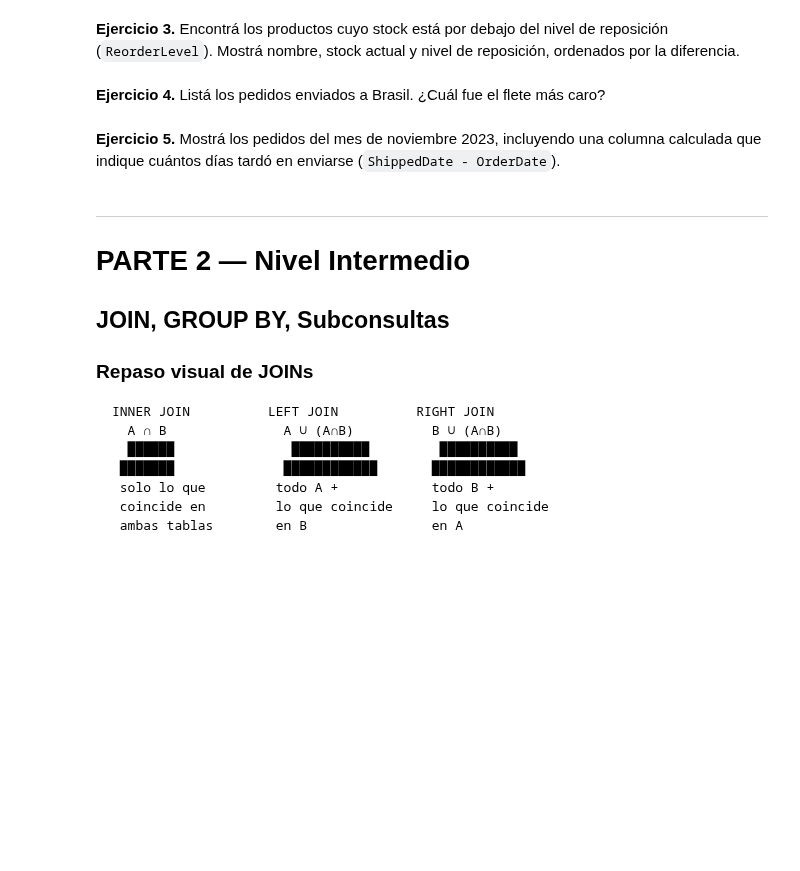
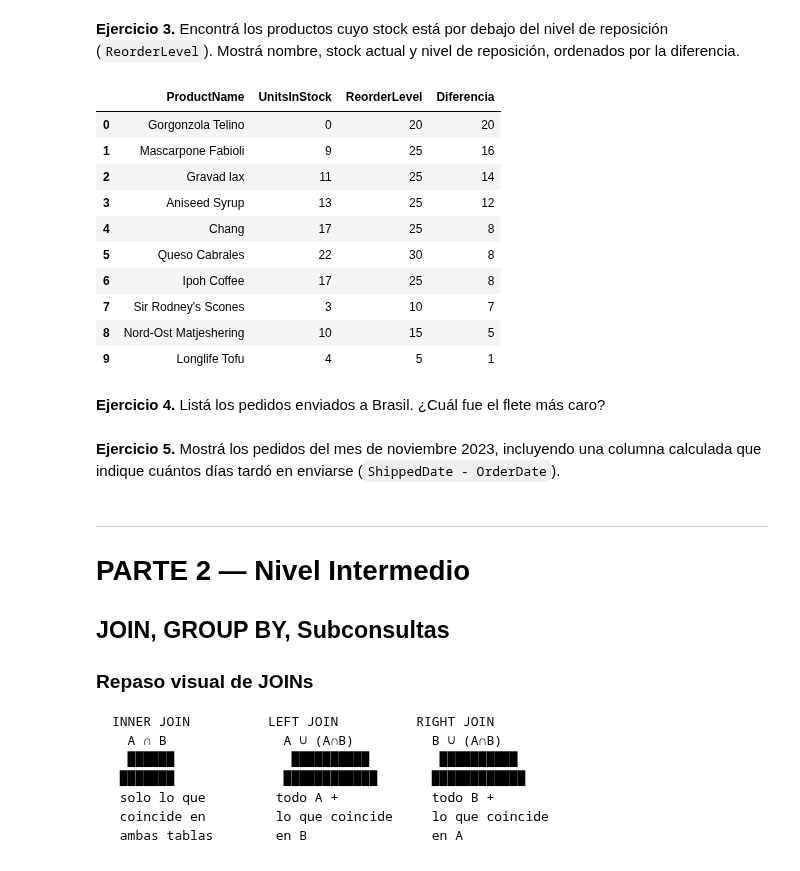
Before and after one commit to alexballera/taller-tgad-fce, a Jupyter notebook: sesiones/segundo-parcial/u2/clase11/teorica/bbdd/northwind_mysql.ipynb, the cells around one changed output. Drawn from its saved outputs; the diff is of its cells as text; code cells hidden in the pictures; blank space fills up the shorter version.

```diff
--- a/sesiones/segundo-parcial/u2/clase11/teorica/bbdd/northwind_mysql.ipynb
+++ b/sesiones/segundo-parcial/u2/clase11/teorica/bbdd/northwind_mysql.ipynb
@@ -326,6 +366,28 @@ query("""
 **Ejercicio 3.** Encontrá los productos cuyo stock está por debajo del nivel de reposición (`ReorderLevel`). Mostrá nombre, stock actual y nivel de reposición, ordenados por la diferencia.
 # %%
 # Ejercicio 3
+query("""
+      SELECT `ProductName`,
+             `UnitsInStock`,
+             `ReorderLevel`,
+             (`ReorderLevel` - `UnitsInStock`) AS `Diferencia`
+      FROM `Products`
+      WHERE `UnitsInStock` < `ReorderLevel`
+      ORDER BY `Diferencia` DESC
+      LIMIT 10
+      """)
+# %% [output]
+|  | ProductName | UnitsInStock | ReorderLevel | Diferencia |
+| 0 | Gorgonzola Telino | 0 | 20 | 20 |
+| 1 | Mascarpone Fabioli | 9 | 25 | 16 |
+| 2 | Gravad lax | 11 | 25 | 14 |
+| 3 | Aniseed Syrup | 13 | 25 | 12 |
+| 4 | Chang | 17 | 25 | 8 |
+| 5 | Queso Cabrales | 22 | 30 | 8 |
+| 6 | Ipoh Coffee | 17 | 25 | 8 |
+| 7 | Sir Rodney's Scones | 3 | 10 | 7 |
+| 8 | Nord-Ost Matjeshering | 10 | 15 | 5 |
+| 9 | Longlife Tofu | 4 | 5 | 1 |
 # %% [markdown]
 **Ejercicio 4.** Listá los pedidos enviados a Brasil. ¿Cuál fue el flete más caro?
 # %%
```
Also changed, not shown: parts of 2 cells of this notebook, 1 other file.
